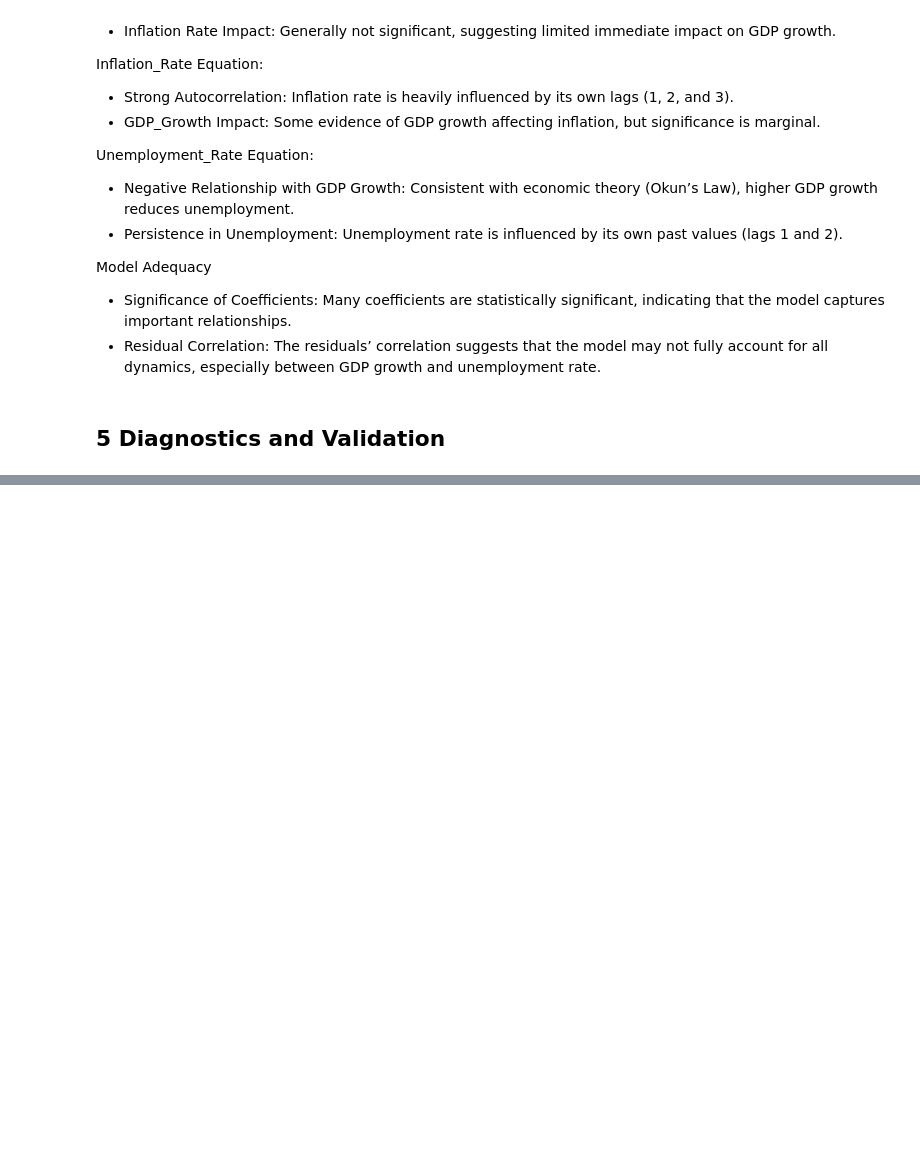
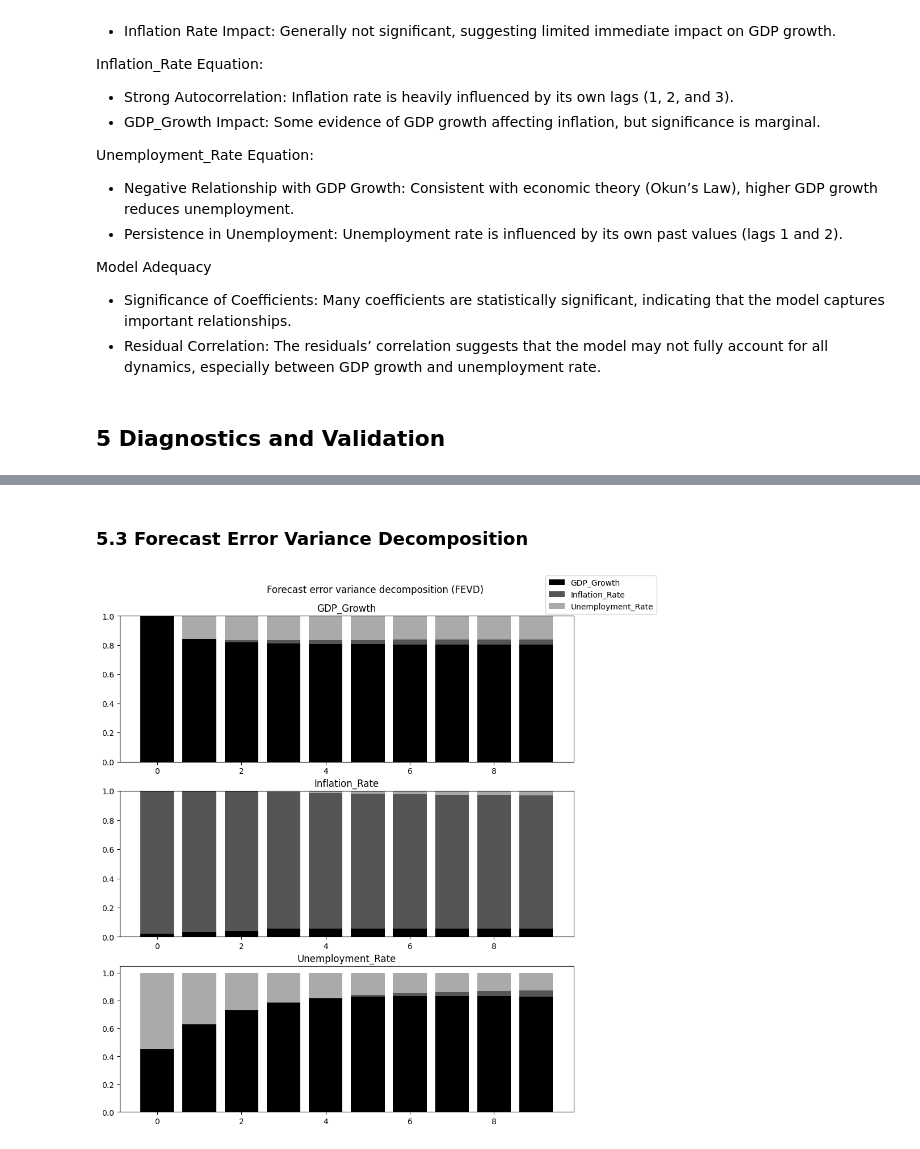
Before and after one commit to EdwardKWang/quant-research, a Jupyter notebook: stats-learning/Vector Autoregressive Model.ipynb, the cells around one changed output, grey strips where cells are left out. Cells and saved outputs as stored; diff of their text form; code cells hidden in the pictures; blank space fills up the shorter version.

```diff
--- a/stats-learning/Vector Autoregressive Model.ipynb
+++ b/stats-learning/Vector Autoregressive Model.ipynb
@@ -379,0 +535,9 @@ ValueError: x is required to have ndim 1 but has ndim 2
+# %% [markdown]
+### 5.3 Forecast Error Variance Decomposition
+# %%
+# Generate forecast error variance decomposition
+fevd = var_model.fevd(10)
+fevd.plot()
+plt.show()
+# %% [output]
+[figure, added]
```
Also changed, not shown: parts of 15 cells of this notebook.
